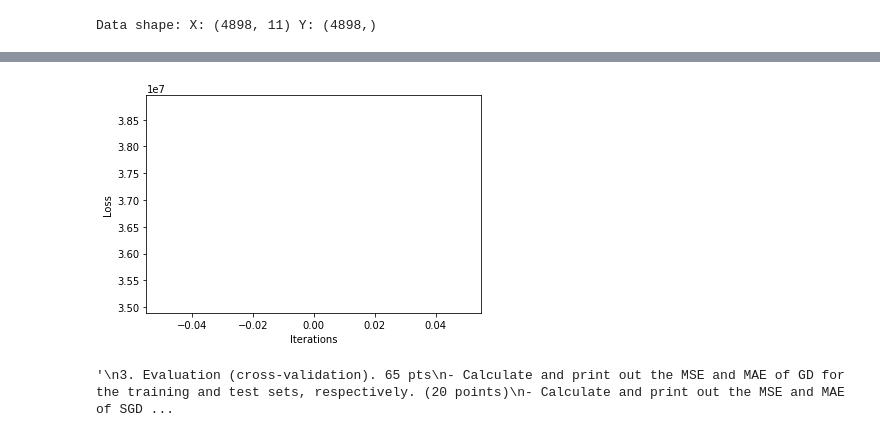
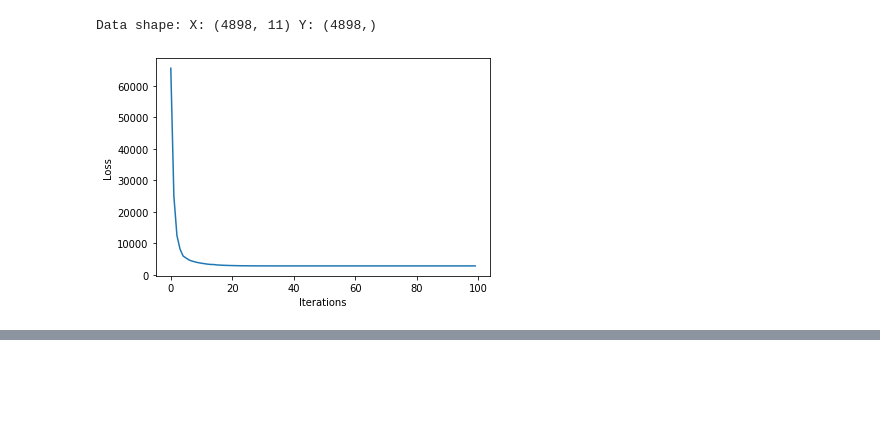
Before and after one commit to Graeme22/cminus, a Jupyter notebook: deeplearning/hw2/hw2.ipynb, the cells around one changed output, grey strips where cells are left out. Saved outputs shown, nothing was run; the diff lists cells and outputs as text; code cells hidden in the pictures; blank space fills up the shorter version.

```diff
--- a/deeplearning/hw2/hw2.ipynb
+++ b/deeplearning/hw2/hw2.ipynb
@@ -147,10 +162,6 @@ def SGD(X, Y, lr = 0.001, batch_size = 32, epoch = 100, decay = 0.01):
     # Add your code here
     #------------------------
     for i in range(epoch):
-        loss_w = loss(w, X, Y)
-        print(i, 'loss:', loss_w)
-        loss_hist[i] = loss_w
-        w_hist[i, :] = w.T
         x, y = shuffle_in_unison(X, Y)
 
         # break data into minibatches
@@ -160,16 +171,19 @@ def SGD(X, Y, lr = 0.001, batch_size = 32, epoch = 100, decay = 0.01):
         # iterate over batches
         for j in range(len(y_batches)):
             # format batch data
-            A = x_batches[j]
-            b = y_batches[j]
-            n = b.shape[0]
-            A = np.c_[np.ones((n, 1)), A]
-            b = np.expand_dims(b, axis=-1)
+            x_j = x_batches[j]
+            y_j = y_batches[j]
+            x_j = np.c_[np.ones((y_j.shape[0])), x_j]
+            y_j = np.expand_dims(y_j, -1)
 
             # update w
-            w = w - lr * A.T.dot(np.dot(A, w) - b)
+            grad = x_j.T.dot(np.dot(x_j, w) - y_j)
+            w = w - lr * grad / len(y_batches)
 
         lr /= 1 + decay * i # simple lr decay
+        loss_w = loss(w, X, Y)
+        loss_hist[i] = loss_w
+        w_hist[i, :] = w.T
     #--------------------------
 
     w_star = w
@@ -177,27 +191,27 @@ def SGD(X, Y, lr = 0.001, batch_size = 32, epoch = 100, decay = 0.01):
 # %%
 # use 70% of data for training
 x_train, y_train, x_test, y_test = train_test_split(X, Y, int(0.7 * Y.shape[0]))
 
 # run SGD to find w_star
 epochs = 100
-w_star_sgd, loss_hist_sgd, w_hist_sgd = SGD(x_train, y_train, epoch=epochs, decay=0.01)
+# the lr hyperparameter is very sensitive, values an order of magnitude greater than 1e-4 will NOT work!
+w_star_sgd, loss_hist_sgd, w_hist_sgd = SGD(x_train, y_train, lr=1e-4, epoch=epochs, decay=0.01)
 
-#y_train_hat = predict(x_train, w_star)
-#y_test_hat = predict(x_test, w_star)
+y_train_hat = predict(x_train, w_star_sgd)
+y_test_hat = predict(x_test, w_star_sgd)
 # compare those MSEs and MAEs, print them
-# also plot them
 
 # show the Loss curve
 plt.plot(range(epochs), loss_hist_sgd)
 plt.xlabel('Iterations')
 plt.ylabel('Loss')
 plt.show()
 
-'''
-3. Evaluation (cross-validation). 65 pts
-- Calculate and print out the MSE and MAE of GD for the training and test sets, respectively. (20 points)
-- Calculate and print out the MSE and MAE of SGD for the training and test sets, respectively. (20 points)
-- Plot the loss curve for SGD. (5 points)
-- Plot the mse curves on the training and test sets, respectively, over the weight sequence (w_hist). (10 points)
-'''
+train_mse_sgd = mse(y_train, y_train_hat)
+train_mae_sgd = mae(y_train, y_train_hat)
+test_mse_sgd = mse(y_test, y_test_hat)
+test_mae_sgd = mae(y_test, y_test_hat)
+print('train mse {}, train mae {}'.format(train_mse_sgd, train_mae_sgd))
+print('test mse {}, test mae {}'.format(test_mse_sgd, test_mae_sgd))
 # %% [output]
+[figure, new version]
@@ -226,5 +220,3 @@ plt.show()
-[figure, old version]
-'\n3. Evaluation (cross-validation). 65 pts\n- Calculate and print out the MSE and MAE of GD for the training and test sets, respectively. (20 points)\n- Calculate and print out the MSE and MAE of SGD ...
 # %%
 # Example
 w_star, loss_hist, w_hist = GD(X, Y, lr = 0.001, delta = 0.01, max_iter = 10)
```
Also changed, not shown: parts of 5 cells of this notebook.
